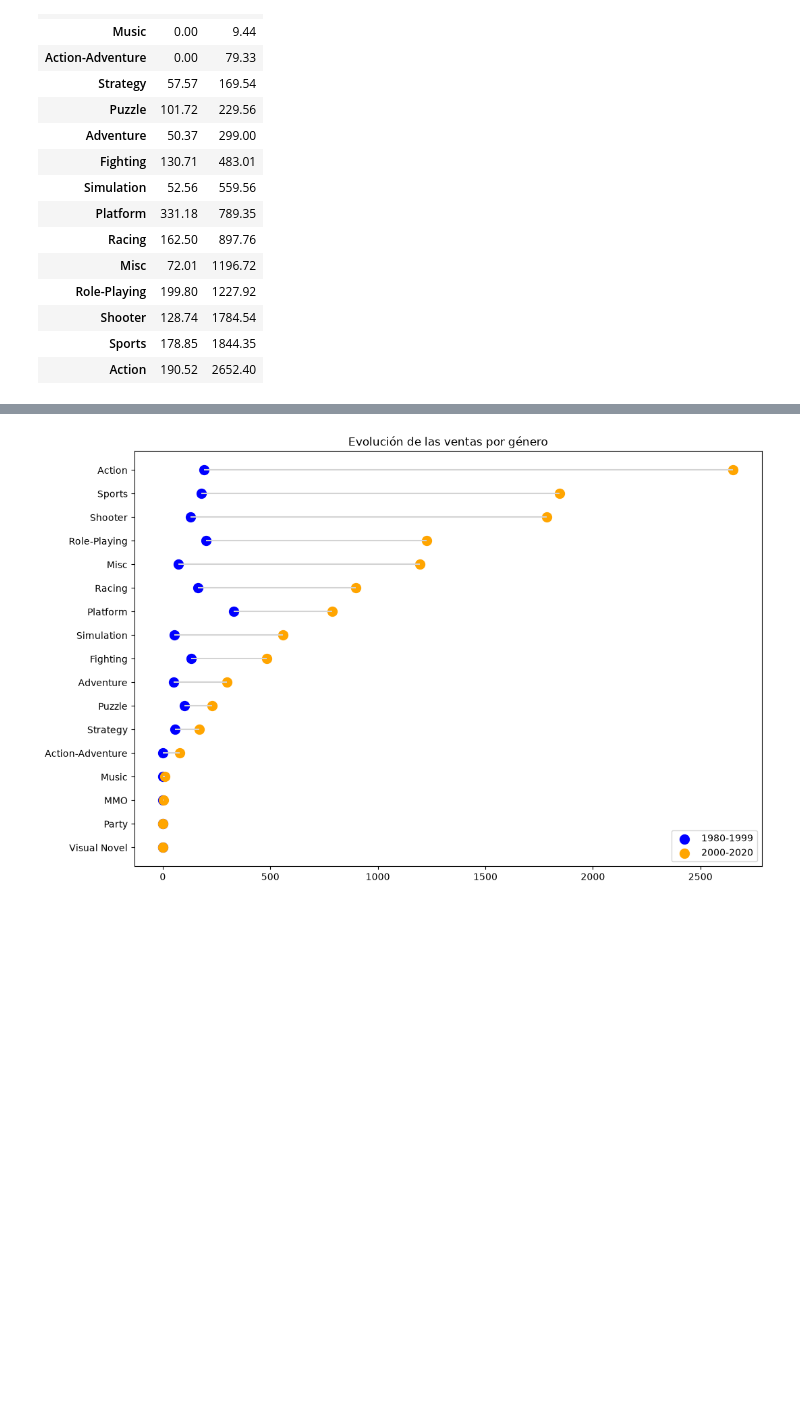
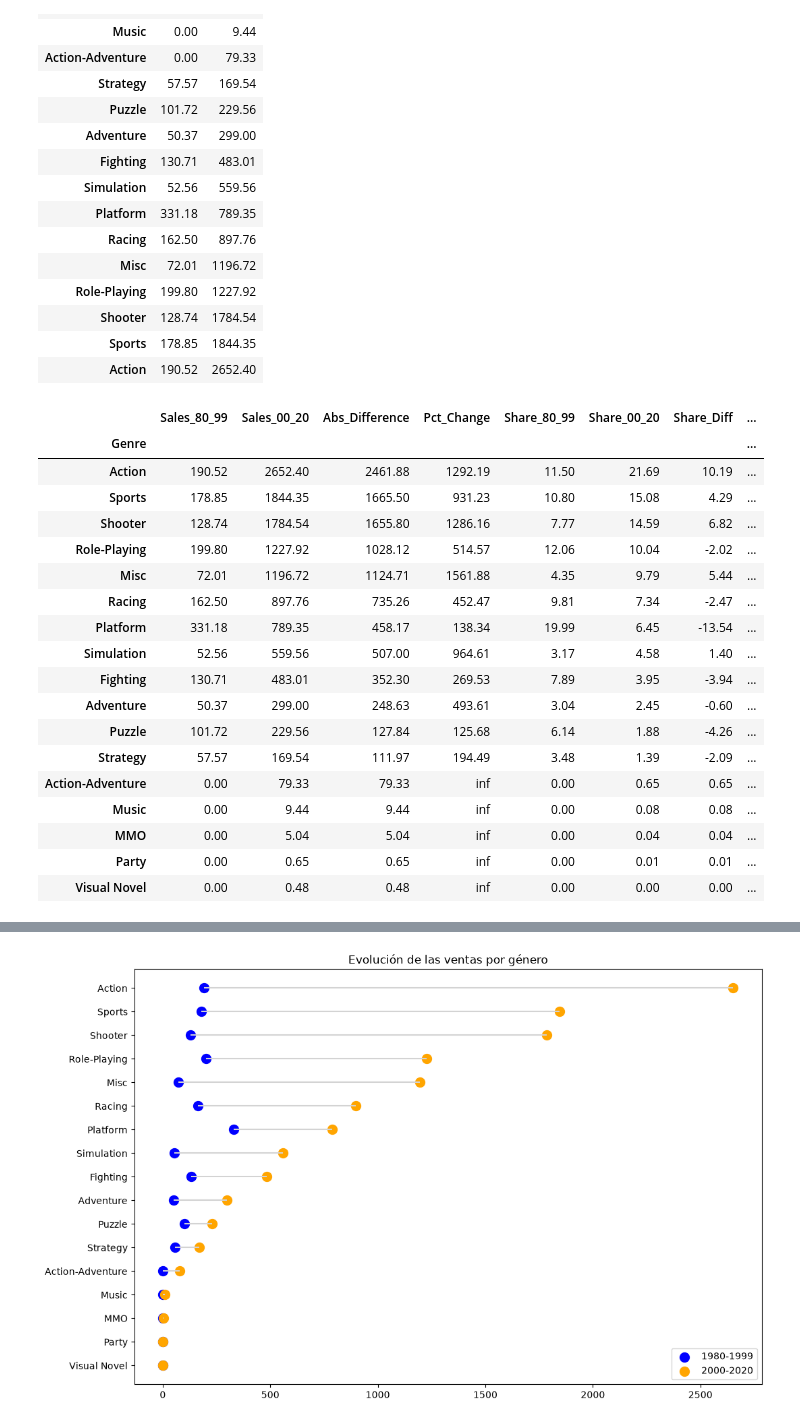
Before and after one commit to bgranda/EDA-Videojuegos, a Jupyter notebook: notebooks/Análisis.ipynb, the cells around one changed output, grey strips where cells are left out. Cells and saved outputs as stored; diff of their text form; code cells hidden in the pictures; blank space fills up the shorter version.

```diff
--- a/notebooks/Análisis.ipynb
+++ b/notebooks/Análisis.ipynb
@@ -801,3 +1255,91 @@ periods
 | Shooter | 128.74 | 1784.54 |
 | Sports | 178.85 | 1844.35 |
 | Action | 190.52 | 2652.40 |
+# %%
+analisis_generos = periods.copy()
+
+# Ventas por periodo
+analisis_generos = analisis_generos.rename(
+    columns={
+        '80-99': 'Sales_80_99',
+        '00-20': 'Sales_00_20'
+    }
+)
+
+# Variación absoluta de ventas
+analisis_generos['Abs_Difference'] = (
+    analisis_generos['Sales_00_20']
+    - analisis_generos['Sales_80_99']
+)
+
+# Variación porcentual
+analisis_generos['Pct_Change'] = (
+    analisis_generos['Abs_Difference']
+    / analisis_generos['Sales_80_99']
+    * 100
+)
+
+# Cuota de mercado de cada género en ambos periodos
+analisis_generos['Share_80_99'] = (
+    analisis_generos['Sales_80_99']
+    / analisis_generos['Sales_80_99'].sum()
+    * 100
+)
+
+analisis_generos['Share_00_20'] = (
+    analisis_generos['Sales_00_20']
+    / analisis_generos['Sales_00_20'].sum()
+    * 100
+)
+
+# Cambio de cuota de mercado
+analisis_generos['Share_Diff'] = (
+    analisis_generos['Share_00_20']
+    - analisis_generos['Share_80_99']
+)
+
+# Ranking de géneros en cada periodo
+analisis_generos['Rank_80_99'] = (
+    analisis_generos['Sales_80_99']
+    .rank(method='dense', ascending=False)
+)
+
+analisis_generos['Rank_00_20'] = (
+    analisis_generos['Sales_00_20']
+    .rank(method='dense', ascending=False)
+)
+
+# Cambio de posición en el ranking
+analisis_generos['Rank_Change'] = (
+    analisis_generos['Rank_80_99']
+    - analisis_generos['Rank_00_20']
+)
+
+# Ordenar por ventas recientes
+analisis_generos = (
+    analisis_generos
+    .sort_values('Sales_00_20', ascending=False)
+    .round(2)
+)
+
+analisis_generos
+# %% [output]
+|  | Sales_80_99 | Sales_00_20 | Abs_Difference | Pct_Change | Share_80_99 | Share_00_20 | Share_Diff | ... |
+| Genre |  |  |  |  |  |  |  | ... |
+| Action | 190.52 | 2652.40 | 2461.88 | 1292.19 | 11.50 | 21.69 | 10.19 | ... |
+| Sports | 178.85 | 1844.35 | 1665.50 | 931.23 | 10.80 | 15.08 | 4.29 | ... |
+| Shooter | 128.74 | 1784.54 | 1655.80 | 1286.16 | 7.77 | 14.59 | 6.82 | ... |
+| Role-Playing | 199.80 | 1227.92 | 1028.12 | 514.57 | 12.06 | 10.04 | -2.02 | ... |
+| Misc | 72.01 | 1196.72 | 1124.71 | 1561.88 | 4.35 | 9.79 | 5.44 | ... |
+| Racing | 162.50 | 897.76 | 735.26 | 452.47 | 9.81 | 7.34 | -2.47 | ... |
+| Platform | 331.18 | 789.35 | 458.17 | 138.34 | 19.99 | 6.45 | -13.54 | ... |
+| Simulation | 52.56 | 559.56 | 507.00 | 964.61 | 3.17 | 4.58 | 1.40 | ... |
+| Fighting | 130.71 | 483.01 | 352.30 | 269.53 | 7.89 | 3.95 | -3.94 | ... |
+| Adventure | 50.37 | 299.00 | 248.63 | 493.61 | 3.04 | 2.45 | -0.60 | ... |
+| Puzzle | 101.72 | 229.56 | 127.84 | 125.68 | 6.14 | 1.88 | -4.26 | ... |
+| Strategy | 57.57 | 169.54 | 111.97 | 194.49 | 3.48 | 1.39 | -2.09 | ... |
+| Action-Adventure | 0.00 | 79.33 | 79.33 | inf | 0.00 | 0.65 | 0.65 | ... |
+| Music | 0.00 | 9.44 | 9.44 | inf | 0.00 | 0.08 | 0.08 | ... |
+| MMO | 0.00 | 5.04 | 5.04 | inf | 0.00 | 0.04 | 0.04 | ... |
+| Party | 0.00 | 0.65 | 0.65 | inf | 0.00 | 0.01 | 0.01 | ... |
+| Visual Novel | 0.00 | 0.48 | 0.48 | inf | 0.00 | 0.00 | 0.00 | ... |
```
Also changed, not shown: parts of 18 cells of this notebook, 4 other files.
